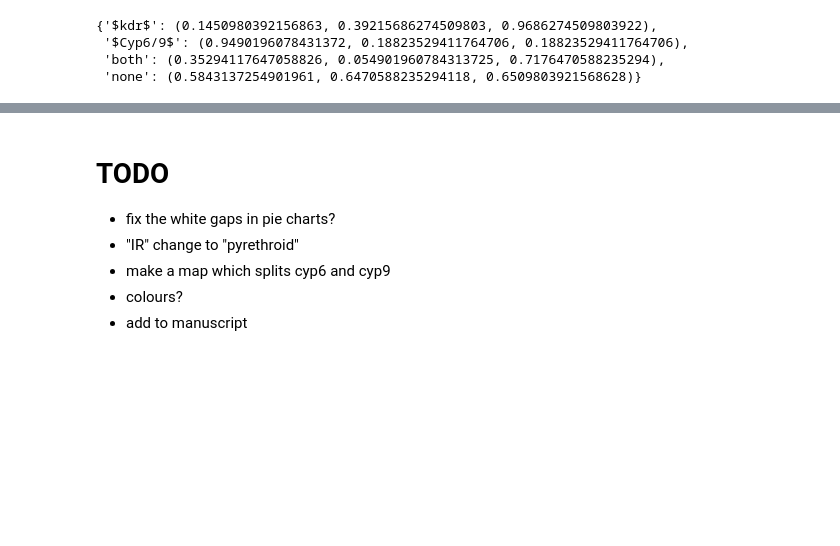
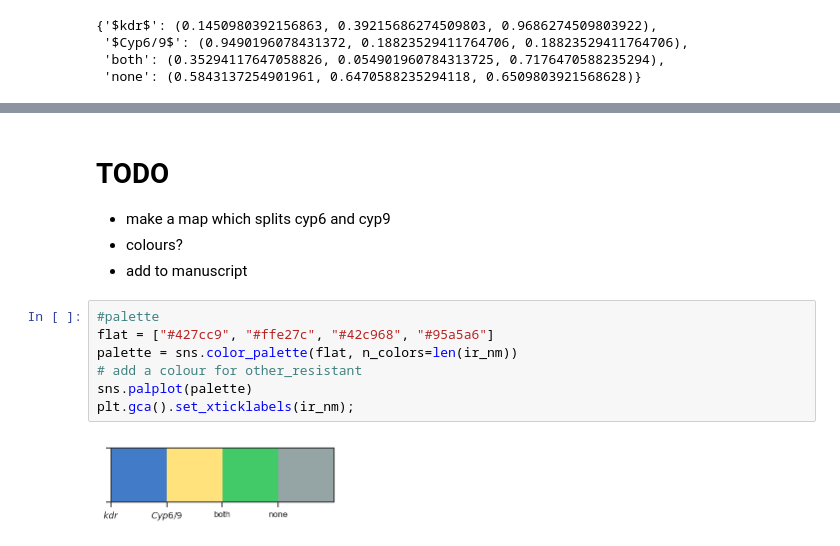
Before and after one commit to alimanfoo/ag1000g-phase2-data-paper, a Jupyter notebook: notebooks/figure_insecticide_resistance.ipynb, the cells around one changed output, grey strips where cells are left out. Saved outputs shown, nothing was run; the diff lists cells and outputs as text; blank space fills up the shorter version.

Commit message:
colour versions

```diff
--- a/notebooks/figure_insecticide_resistance.ipynb
+++ b/notebooks/figure_insecticide_resistance.ipynb
@@ -633,7 +633,14 @@ plot_shiny_map(fn='../artwork/pyrethroid_resistance_map.jpg')
 # %% [markdown]
 # TODO
-- fix the white gaps in pie charts?
-- "IR" change to "pyrethroid"
 - make a map which splits cyp6 and cyp9
 - colours?
 - add to manuscript
+# %%
+#palette
+flat = ["#427cc9", "#ffe27c", "#42c968", "#95a5a6"]
+palette = sns.color_palette(flat, n_colors=len(ir_nm))
+# add a colour for other_resistant
+sns.palplot(palette)
+plt.gca().set_xticklabels(ir_nm);
+# %% [output]
+[figure, added]
```
Also changed, not shown: parts of 8 cells of this notebook, 3 other files.
